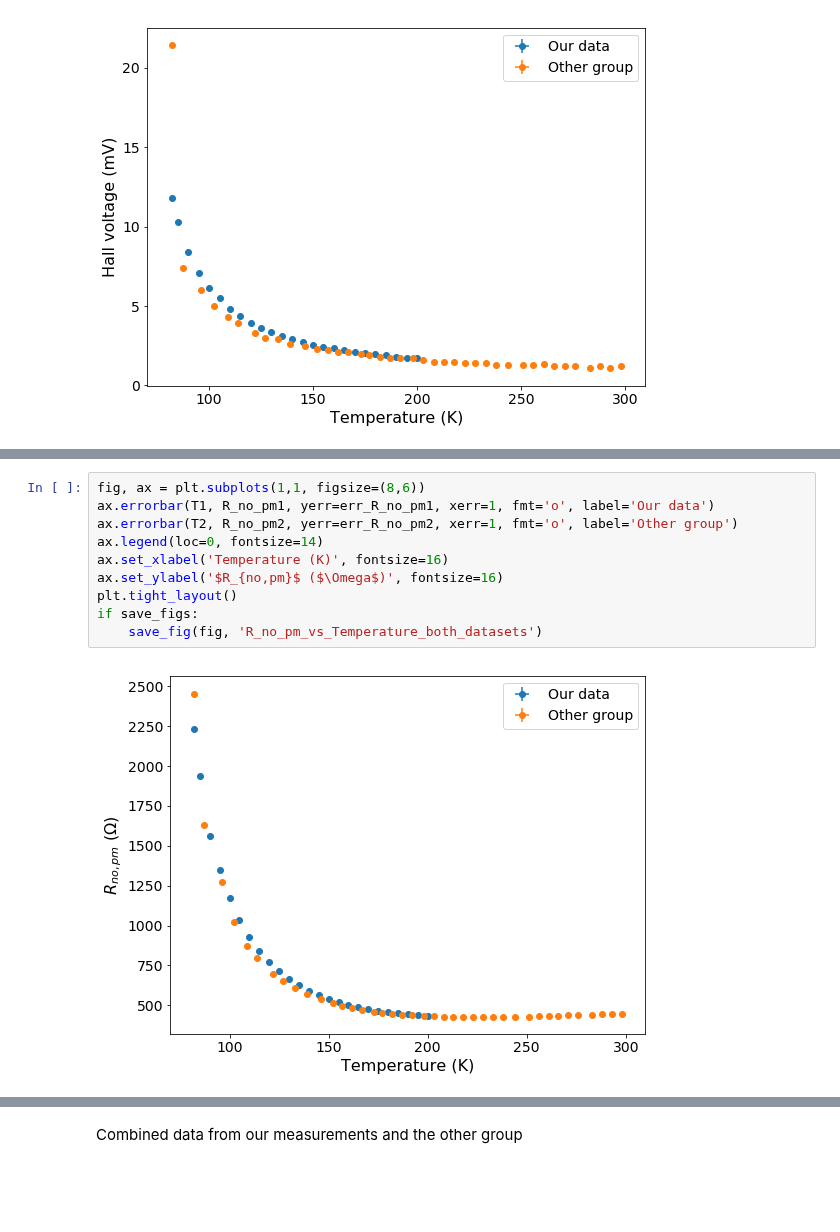
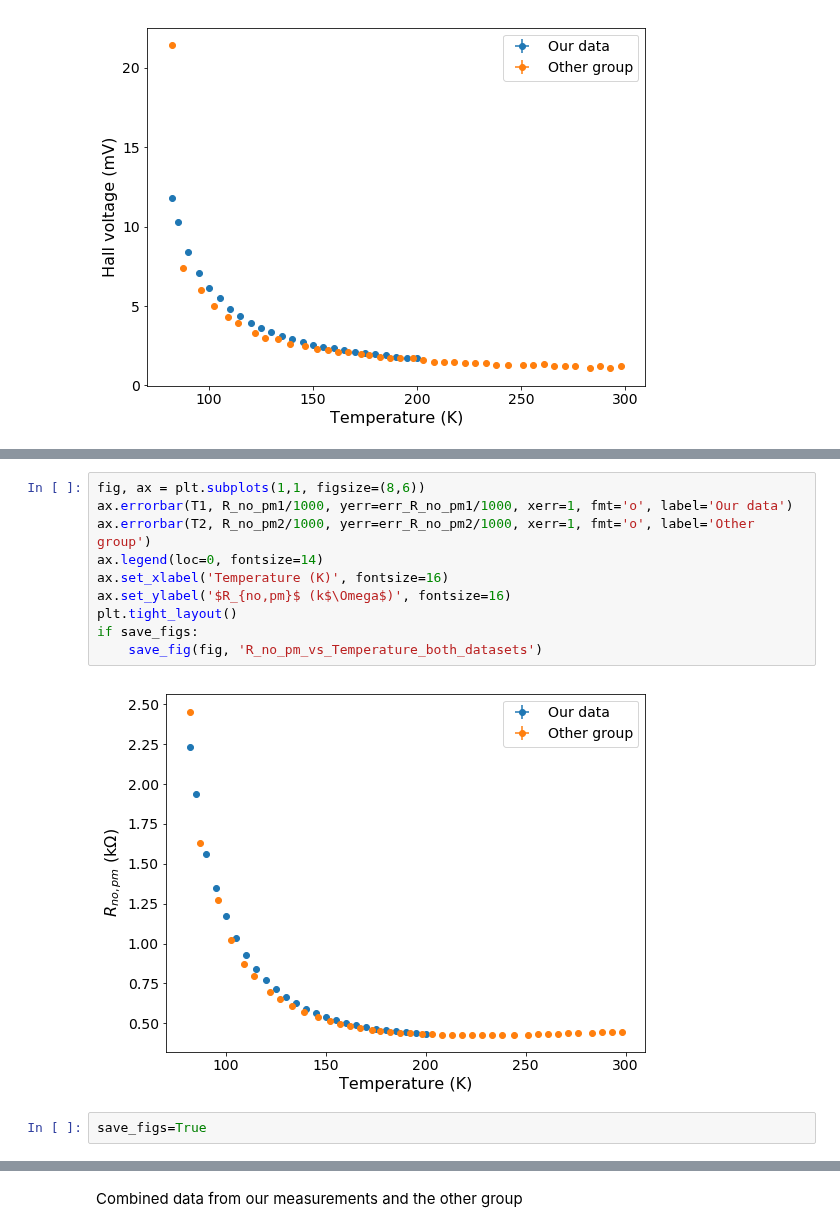
Before and after one commit to iyanmv/APL_ws18-19, a Jupyter notebook: Hall/Hall_effect.ipynb, the cells around one changed output, grey strips where cells are left out. Drawn from its saved outputs; the diff is of its cells as text; blank space fills up the shorter version.

```diff
--- a/Hall/Hall_effect.ipynb
+++ b/Hall/Hall_effect.ipynb
@@ -213,15 +213,17 @@ if save_figs:
 # %%
 fig, ax = plt.subplots(1,1, figsize=(8,6))
-ax.errorbar(T1, R_no_pm1, yerr=err_R_no_pm1, xerr=1, fmt='o', label='Our data')
-ax.errorbar(T2, R_no_pm2, yerr=err_R_no_pm2, xerr=1, fmt='o', label='Other group')
+ax.errorbar(T1, R_no_pm1/1000, yerr=err_R_no_pm1/1000, xerr=1, fmt='o', label='Our data')
+ax.errorbar(T2, R_no_pm2/1000, yerr=err_R_no_pm2/1000, xerr=1, fmt='o', label='Other group')
 ax.legend(loc=0, fontsize=14)
 ax.set_xlabel('Temperature (K)', fontsize=16)
-ax.set_ylabel('$R_{no,pm}$ ($\Omega$)', fontsize=16)
+ax.set_ylabel('$R_{no,pm}$ (k$\Omega$)', fontsize=16)
 plt.tight_layout()
 if save_figs:
     save_fig(fig, 'R_no_pm_vs_Temperature_both_datasets')
 # %% [output]
-[figure, old version]
+[figure, new version]
+# %%
+save_figs=True
 # %%
 gs = gridspec.GridSpec(2, 2)
 
```
Also changed, not shown: parts of 20 cells of this notebook, 13 other files.
